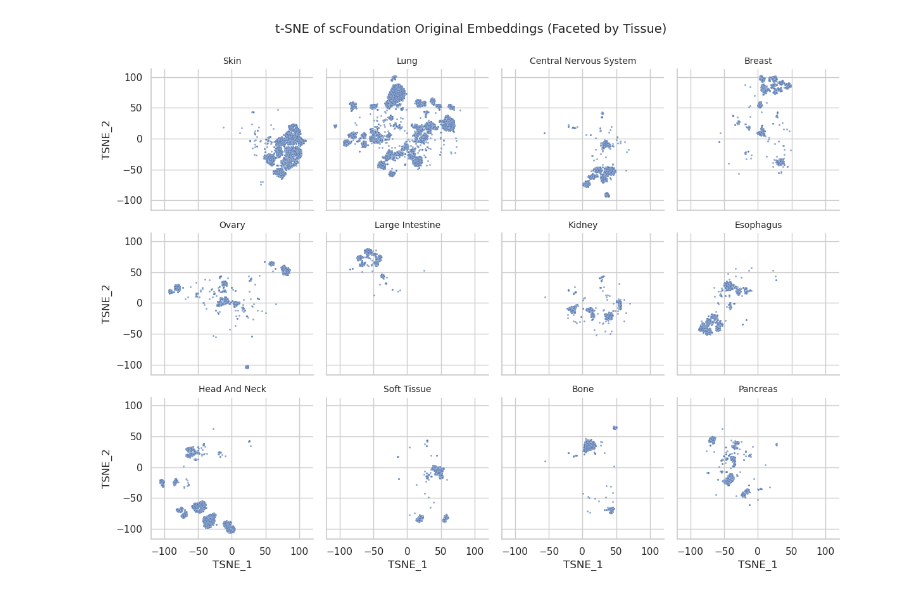
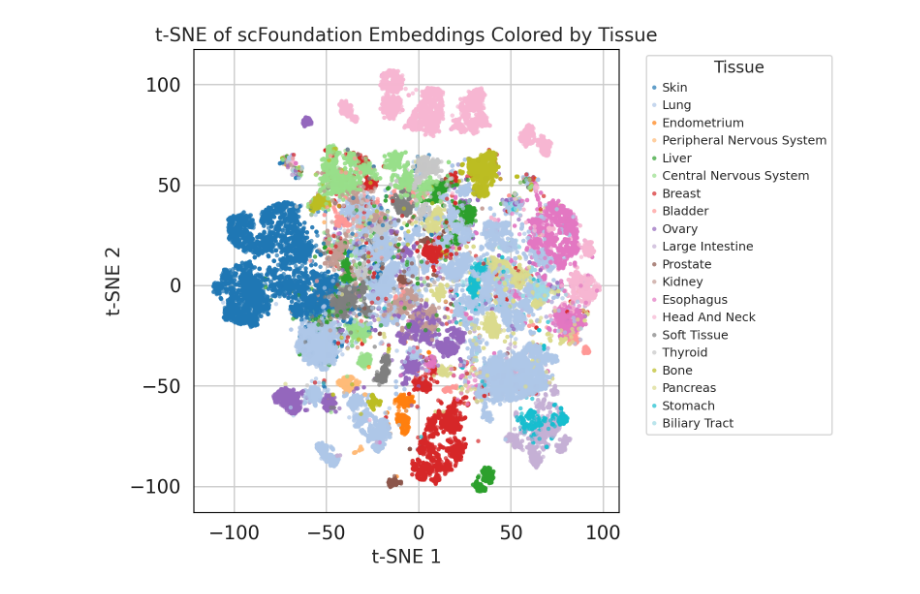
Before and after one commit to goncalo-aroeira/thesis_implementation, a Jupyter notebook: single_cell/pan_cancer/notebooks/03_analysis/04_analyse_original_embeddings.ipynb, the cells around one changed output. Saved outputs shown, nothing was run; the diff lists cells and outputs as text; code cells hidden in the pictures.

```diff
--- a/single_cell/pan_cancer/notebooks/03_analysis/04_analyse_original_embeddings.ipynb
+++ b/single_cell/pan_cancer/notebooks/03_analysis/04_analyse_original_embeddings.ipynb
@@ -5,11 +5,11 @@ import pandas as pd
 import matplotlib.pyplot as plt
 import seaborn as sns
 import scanpy as sc
-
 from sklearn.preprocessing import StandardScaler
 from sklearn.manifold import TSNE
 
 # 🌱 Aesthetics
 sns.set(style="whitegrid", context="notebook")
+sc.settings.set_figure_params(dpi=100, frameon=True, figsize=(8, 8))
 # %%
 # 🚀 Load scFoundation original single-cell embeddings
@@ -49,14 +23,6 @@ metadata_df.head()
 # %%
-# 📊 Standardize embeddings
-X_emb = StandardScaler().fit_transform(embeddings)
-
-# 🚀 Run t-SNE
-tsne = TSNE(n_components=2, perplexity=30, random_state=42)
-tsne_coords = tsne.fit_transform(X_emb)
-
-# 📌 Add to metadata DataFrame
-metadata_df["TSNE_1"] = tsne_coords[:, 0]
-metadata_df["TSNE_2"] = tsne_coords[:, 1]
-
-print("✅ t-SNE completed and added to metadata.")
-metadata_df.head()
+# 🩺 Load tissue dummy matrix and map tissues
+tissue_df = pd.read_csv("../02_feature_engineering/feature_engineering/processed_tissue_dummies.csv")
+tissue_cols = [col for col in tissue_df.columns if col.startswith("Tissue_")]
+tissue_df["Tissue"] = tissue_df[tissue_cols].idxmax(axis=1).str.replace("Tissue_", "")
+tissue_map = tissue_df.set_index("SANGER_MODEL_ID")["Tissue"]
@@ -91,14 +39,30 @@ plt.show()
 # %%
-# Limit to top 12 tissues by number of cells for clarity
-top_tissues = metadata_df["Tissue"].value_counts().head(12).index.tolist()
-metadata_top = metadata_df[metadata_df["Tissue"].isin(top_tissues)].copy()
+# 📊 Standardize and compute t-SNE
+X_emb = StandardScaler().fit_transform(embeddings)
+tsne = TSNE(n_components=2, perplexity=30, random_state=42)
+tsne_coords = tsne.fit_transform(X_emb)
 
-g = sns.FacetGrid(metadata_top, col="Tissue", col_wrap=4, height=3, sharex=True, sharey=True)
-g.map_dataframe(sns.scatterplot, x="TSNE_1", y="TSNE_2", s=5, alpha=0.6)
-g.set_titles(col_template="{col_name}", size=10)
-g.fig.subplots_adjust(top=0.9)
-g.fig.suptitle("t-SNE of scFoundation Original Embeddings (Faceted by Tissue)", fontsize=14)
+metadata_df["TSNE_1"] = tsne_coords[:, 0]
+metadata_df["TSNE_2"] = tsne_coords[:, 1]
+
+# 🎨 t-SNE plot
+plt.figure(figsize=(8, 6))
+sns.scatterplot(
+    data=metadata_df,
+    x="TSNE_1",
+    y="TSNE_2",
+    hue="Tissue",
+    palette="tab20",
+    s=10,
+    alpha=0.7,
+    edgecolor="none"
+)
+plt.title("t-SNE of scFoundation Embeddings Colored by Tissue", fontsize=14)
+plt.xlabel("t-SNE 1")
+plt.ylabel("t-SNE 2")
+plt.legend(bbox_to_anchor=(1.05, 1), loc='upper left', title="Tissue", fontsize=9)
+plt.tight_layout()
 plt.show()
 # %% [output]
-[figure, old version]
+[figure, new version]
 # %%
```
Also changed, not shown: parts of 4 cells of this notebook, 33 other files.
